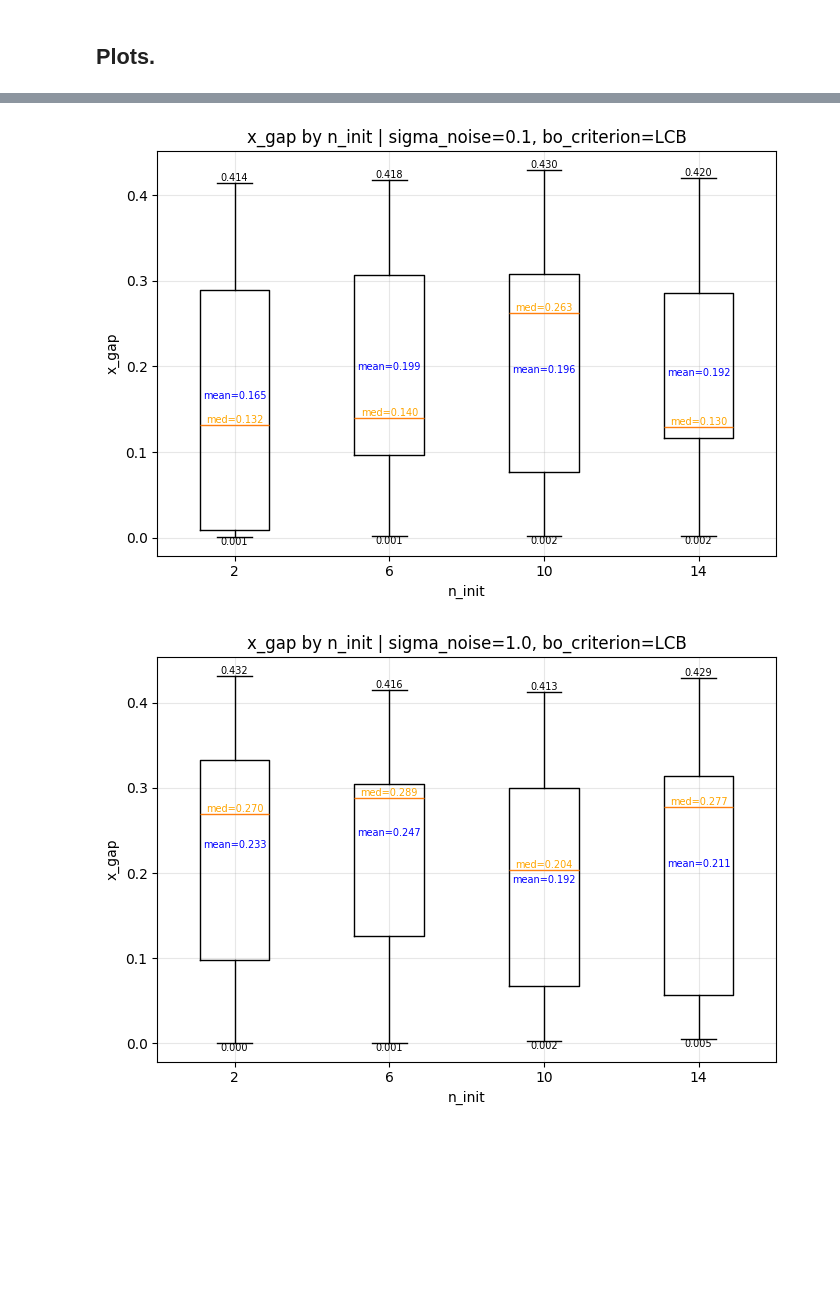
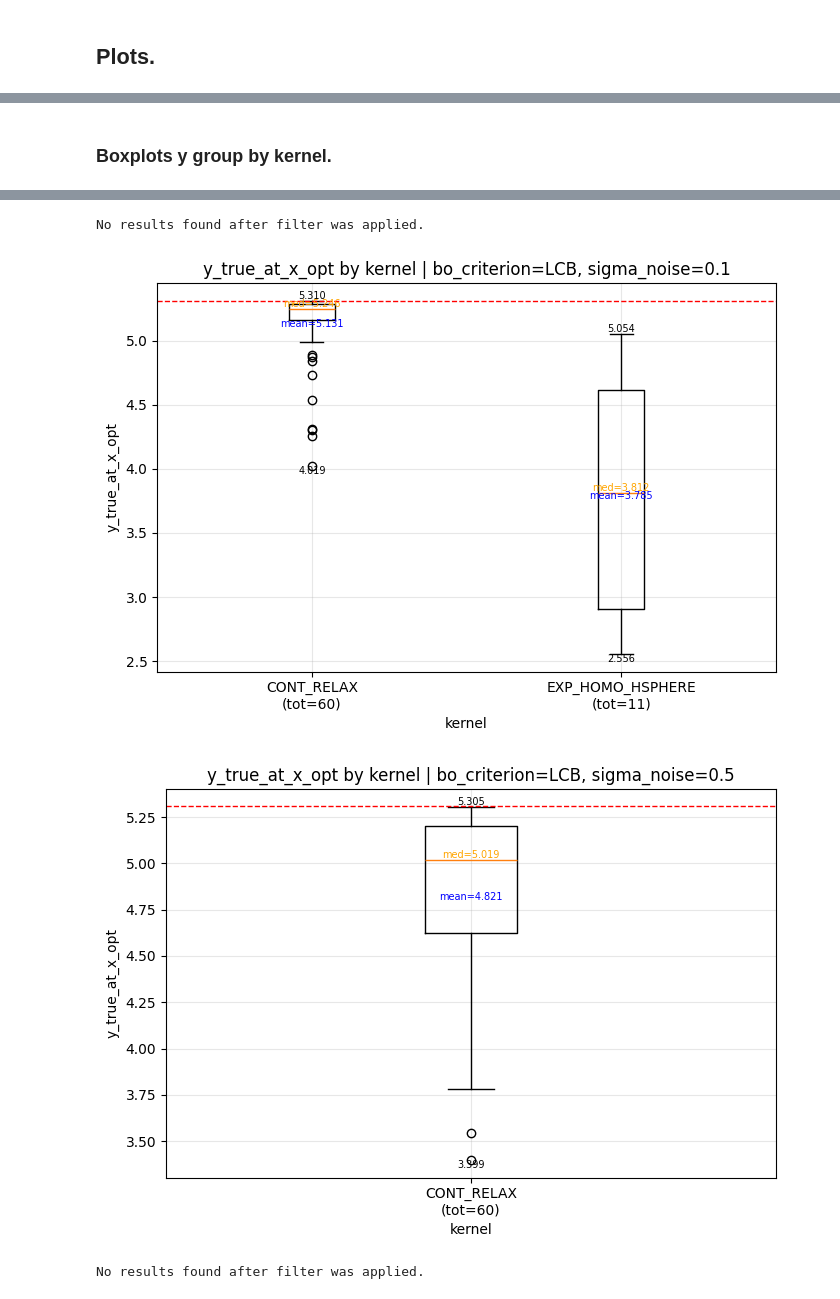
Before and after one commit to srh1001/comcatalyst-stable, a Jupyter notebook: comcatalyst/main_xpr_moda_analyze_benchmark.ipynb, the cells around one changed output, grey strips where cells are left out. Cells and saved outputs as stored; diff of their text form; code cells hidden in the pictures; blank space fills up the shorter version.

```diff
--- a/comcatalyst/main_xpr_moda_analyze_benchmark.ipynb
+++ b/comcatalyst/main_xpr_moda_analyze_benchmark.ipynb
@@ -56,7 +121,7 @@ def plot_boxplot(
 ) -> None:
 
     if filters:
-        results = filter_results(results, filters)
+        results = filter_results_by_hyperparams(results, filters)
 
     if not results:
         print("No results found after filter was applied.")
@@ -81,7 +146,7 @@ def plot_boxplot(
 
     data   = [groups[k] for k in sorted_keys]
     labels = [f"{k}" for k in sorted_keys]
-    #labels = [f"{k}\n(tot={len(groups[k])})" for k in sorted_keys]
+    labels = [f"{k}\n(tot={len(groups[k])})" for k in sorted_keys]
 
     if title is None:
         filter_str = ", ".join(f"{k}={v}" for k, v in (filters or {}).items())
@@ -104,7 +169,7 @@ def plot_boxplot(
         ax.text(i, max_val, f"{max_val:.3f}", ha="center", va="bottom", fontsize=7, color="black")
 
     # true max
-    if metric == "y_opt":
+    if metric == "y_opt" or metric == "y_true_at_x_opt":
         ax.axhline(results[0]["y_true_max"], color="red", ls="--", lw=1)
 
     ax.set_xlabel(group_by)
@@ -200,3 +189,6 @@ res = load_results_from_dir("../data/xpr_moda_benchmark")
+# %%
+res = load_results_from_dir("../../data/xpr_moda_fn02_bo30/")
+res = [r for r in res if r["seed"]<15]
 # %%
 print("Total runs:", len(res))
 print("n_init values:", sorted(set(r["hyperparams"]["n_init"] for r in res)))
@@ -244,0 +282,13 @@ for bo_criterion in ["EI", "LCB"]:
+# %%
+# y group by bo_criterion
+for kernel in ["GOWER", "CONT_RELAX", "EXP_HOMO_HSPHERE"]:
+    for sigma_noise in [0.1, 0.5, 1.0]:
+        plot_boxplot(
+            results=res,
+            metric="y_true_at_x_opt",
+            group_by="bo_criterion",
+            filters={
+                "kernel": kernel,
+                "sigma_noise": sigma_noise,
+            },
+        )
@@ -245,14 +305,16 @@ for bo_criterion in ["EI", "LCB"]:
+# %% [markdown]
+### **Boxplots y group by kernel.**
 # %%
-# x_gap group by n_init
+# y group by kernel
 for bo_criterion in ["EI", "LCB"]:
-        for sigma_noise in [0.1, 1.0]:
-            plot_boxplot(
-                results = res,
-                metric    = "x_gap",
-                group_by  = "n_init",
-                filters   = {
-                    "sigma_noise": sigma_noise,
-                    "bo_criterion": bo_criterion,
-                },
-            )
+    for sigma_noise in [0.1, 0.5, 1.0]:
+        plot_boxplot(
+            results=res,
+            metric="y_true_at_x_opt",
+            group_by="kernel",
+            filters={
+                "bo_criterion": bo_criterion,
+                "sigma_noise": sigma_noise,
+            },
+        )
 # %% [output]
@@ -261,2 +323,4 @@ for bo_criterion in ["EI", "LCB"]:
+No results found after filter was applied.
-[figure, old version]
+[figure, new version]
-[figure, old version]
+[figure, new version]
+No results found after filter was applied.
```
Also changed, not shown: parts of 28 cells of this notebook, 10 other files.
